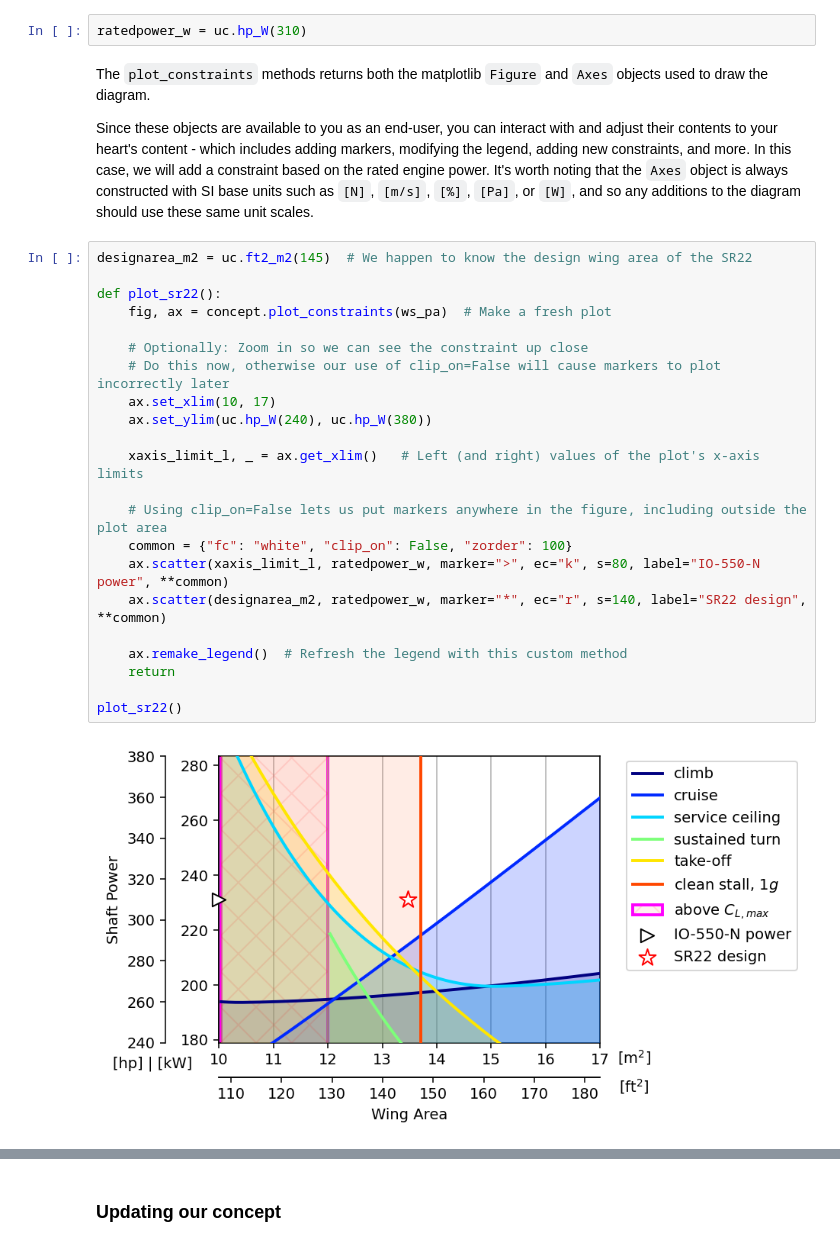
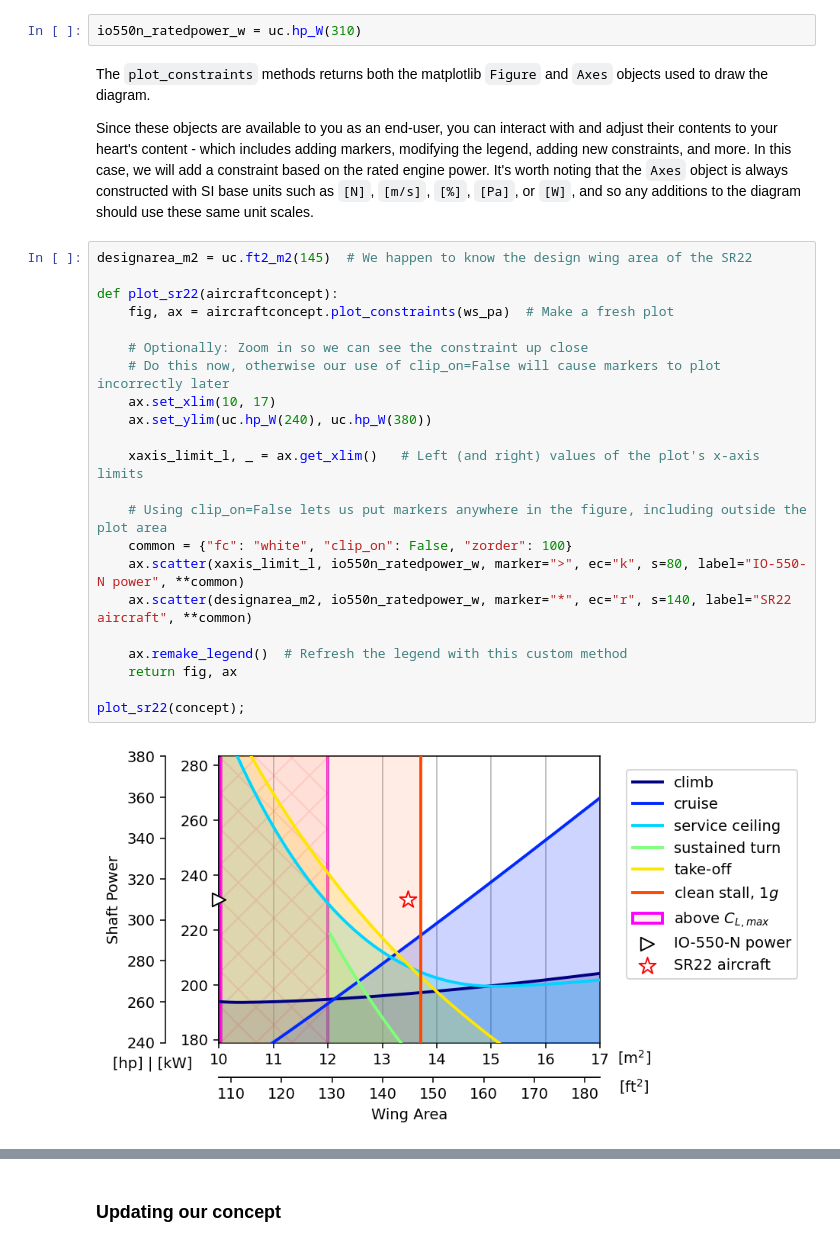
Before and after one commit to yaseen157/ADRpy, a Jupyter notebook: docs/ADRpy/notebooks/Example - Constraint Analysis of the Cirrus SR22.ipynb, the cells around one changed output, grey strips where cells are left out. Saved outputs shown, nothing was run; the diff lists cells and outputs as text.

```diff
--- a/docs/ADRpy/notebooks/Example - Constraint Analysis of the Cirrus SR22.ipynb
+++ b/docs/ADRpy/notebooks/Example - Constraint Analysis of the Cirrus SR22.ipynb
@@ -128,7 +128,7 @@ We can further constrain the design space by applying a limit to the available s
 At the conceptual stage this may come from a general idea of the spread of power ratings across aircraft of similar types, or the known availability in a number of *off-the-shelf* solutions from engine manufacturers.
 In this case we know for example, that the Cirrus SR22 uses a *Teledyne Continental IO-550-N*, rated for 310 horsepower in standard, sea-level conditions.
 # %%
-ratedpower_w = uc.hp_W(310)
+io550n_ratedpower_w = uc.hp_W(310)
 # %% [markdown]
 The `plot_constraints` methods returns both the matplotlib `Figure` and `Axes` objects used to draw the diagram.
 
@@ -138,25 +138,25 @@ It's worth noting that the `Axes` object is always constructed with SI base unit
 # %%
 designarea_m2 = uc.ft2_m2(145)  # We happen to know the design wing area of the SR22
 
-def plot_sr22():
-    fig, ax = concept.plot_constraints(ws_pa)  # Make a fresh plot
+def plot_sr22(aircraftconcept):
+    fig, ax = aircraftconcept.plot_constraints(ws_pa)  # Make a fresh plot
 
     # Optionally: Zoom in so we can see the constraint up close
     # Do this now, otherwise our use of clip_on=False will cause markers to plot incorrectly later
     ax.set_xlim(10, 17)
     ax.set_ylim(uc.hp_W(240), uc.hp_W(380))
 
     xaxis_limit_l, _ = ax.get_xlim()   # Left (and right) values of the plot's x-axis limits
 
     # Using clip_on=False lets us put markers anywhere in the figure, including outside the plot area
     common = {"fc": "white", "clip_on": False, "zorder": 100}
-    ax.scatter(xaxis_limit_l, ratedpower_w, marker=">", ec="k", s=80, label="IO-550-N power", **common)
-    ax.scatter(designarea_m2, ratedpower_w, marker="*", ec="r", s=140, label="SR22 design", **common)
+    ax.scatter(xaxis_limit_l, io550n_ratedpower_w, marker=">", ec="k", s=80, label="IO-550-N power", **common)
+    ax.scatter(designarea_m2, io550n_ratedpower_w, marker="*", ec="r", s=140, label="SR22 aircraft", **common)
 
     ax.remake_legend()  # Refresh the legend with this custom method
-    return
+    return fig, ax
 
-plot_sr22()
+plot_sr22(concept);
 # %% [output]
-[figure, old version]
+[figure, new version]
 # %% [markdown]
```
Also changed, not shown: parts of 36 cells of this notebook, 11 other files.
